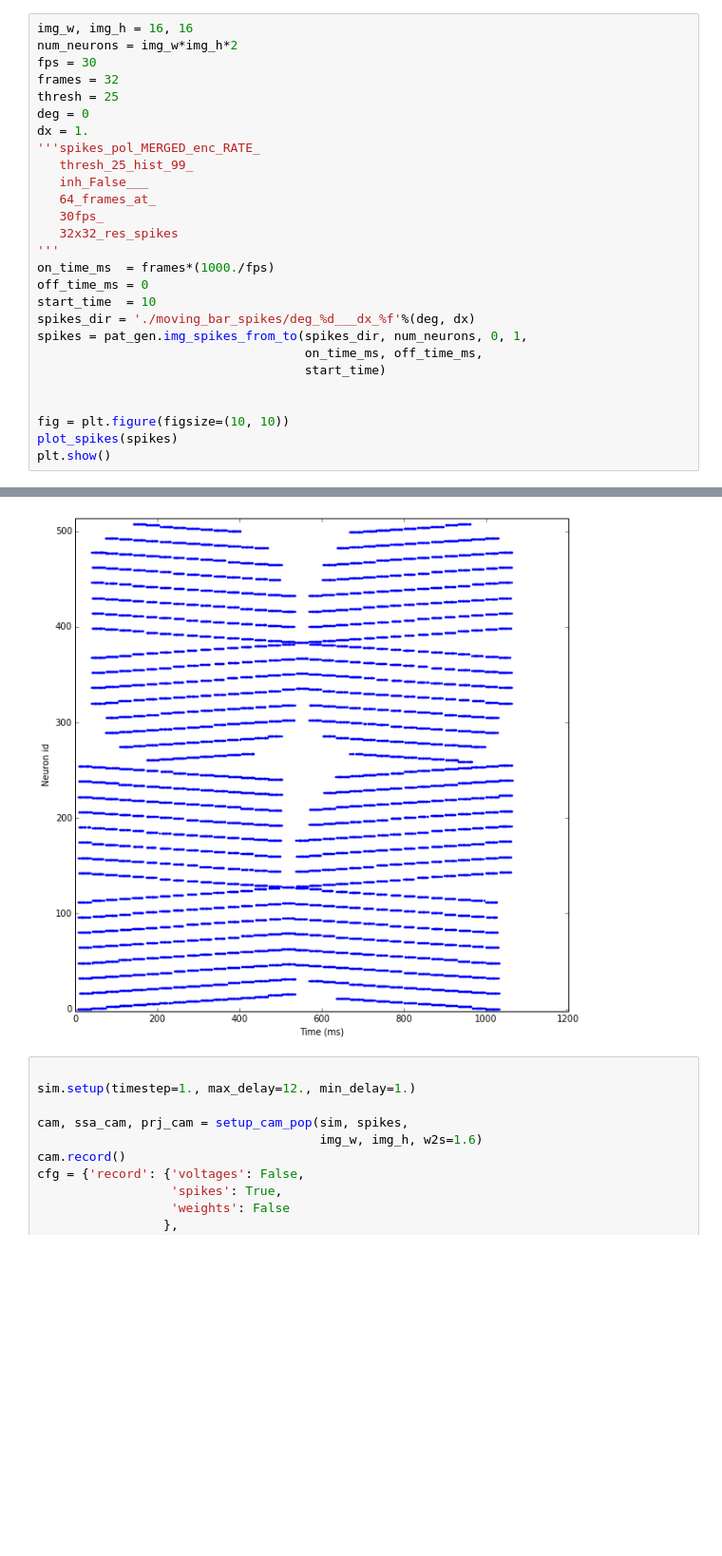
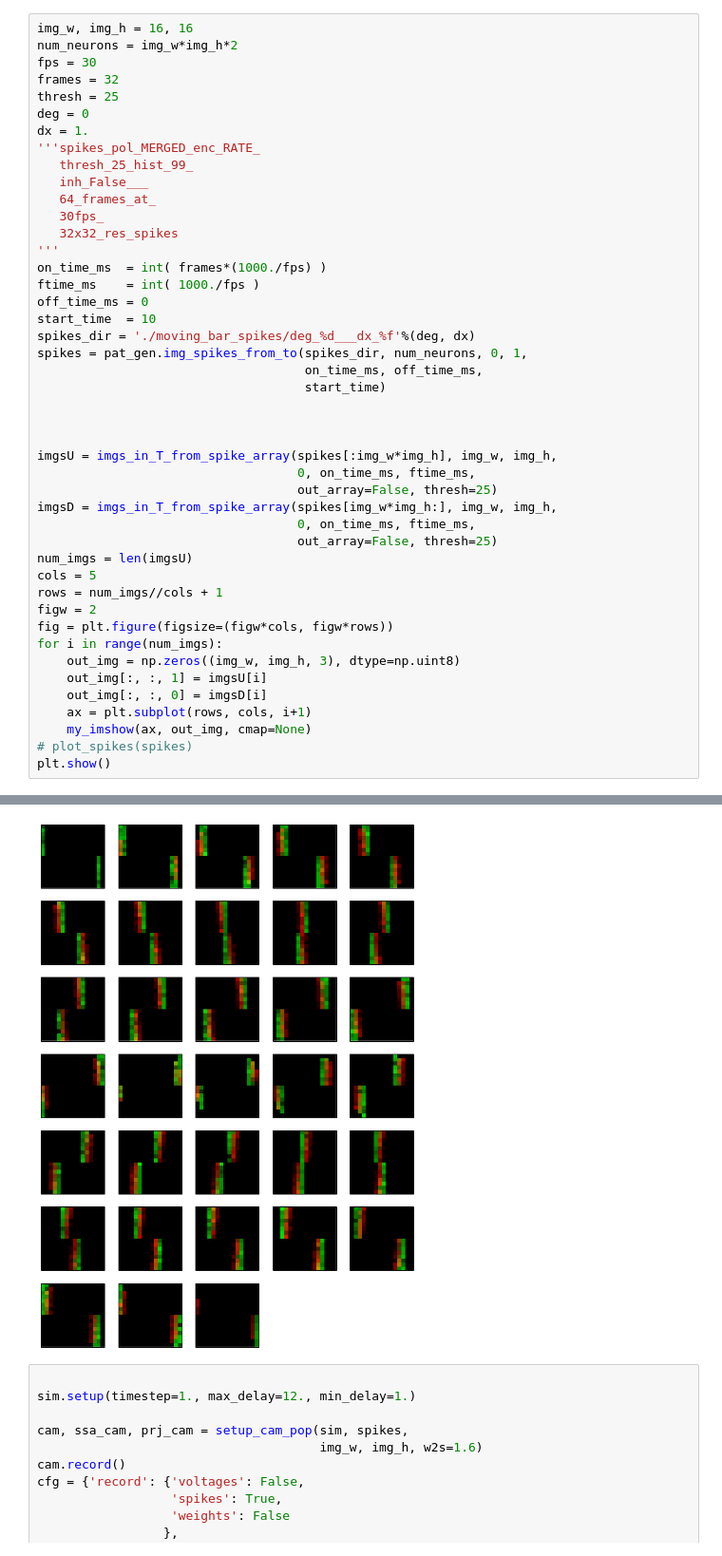
Before and after one commit to rjames91/play_vis, a Jupyter notebook: test_retina.ipynb, the cells around one changed output, grey strips where cells are left out. Shown: that part at 95% size. Drawn from its saved outputs; the diff is of its cells as text; blank space fills up the shorter version.

Commit message:
added visualization

```diff
--- a/test_retina.ipynb
+++ b/test_retina.ipynb
@@ -62,7 +64,8 @@ dx = 1.
    30fps_
    32x32_res_spikes
 '''
-on_time_ms  = frames*(1000./fps)
+on_time_ms  = int( frames*(1000./fps) )
+ftime_ms    = int( 1000./fps )
 off_time_ms = 0
 start_time  = 10
 spikes_dir = './moving_bar_spikes/deg_%d___dx_%f'%(deg, dx)
@@ -71,7 +74,24 @@ spikes = pat_gen.img_spikes_from_to(spikes_dir, num_neurons, 0, 1,
                                     start_time)
 
 
-fig = plt.figure(figsize=(10, 10))
-plot_spikes(spikes)
+
+imgsU = imgs_in_T_from_spike_array(spikes[:img_w*img_h], img_w, img_h,
+                                   0, on_time_ms, ftime_ms,
+                                   out_array=False, thresh=25)
+imgsD = imgs_in_T_from_spike_array(spikes[img_w*img_h:], img_w, img_h,
+                                   0, on_time_ms, ftime_ms,
+                                   out_array=False, thresh=25)
+num_imgs = len(imgsU)
+cols = 5
+rows = num_imgs//cols + 1
+figw = 2
+fig = plt.figure(figsize=(figw*cols, figw*rows))
+for i in range(num_imgs):
+    out_img = np.zeros((img_w, img_h, 3), dtype=np.uint8)
+    out_img[:, :, 1] = imgsU[i]
+    out_img[:, :, 0] = imgsD[i]
+    ax = plt.subplot(rows, cols, i+1)
+    my_imshow(ax, out_img, cmap=None)
+# plot_spikes(spikes)
 plt.show()
 # %% [output]
@@ -79,4 +98,4 @@ plt.show()
-[figure, old version]
+[figure, new version]
 # %%
 
 sim.setup(timestep=1., max_delay=12., min_delay=1.)
```
Also changed, not shown: parts of 2 cells of this notebook.
